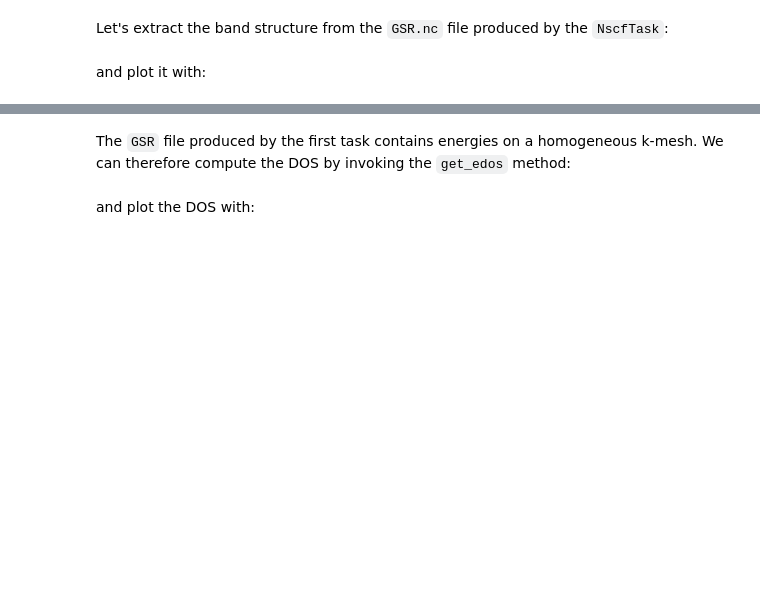
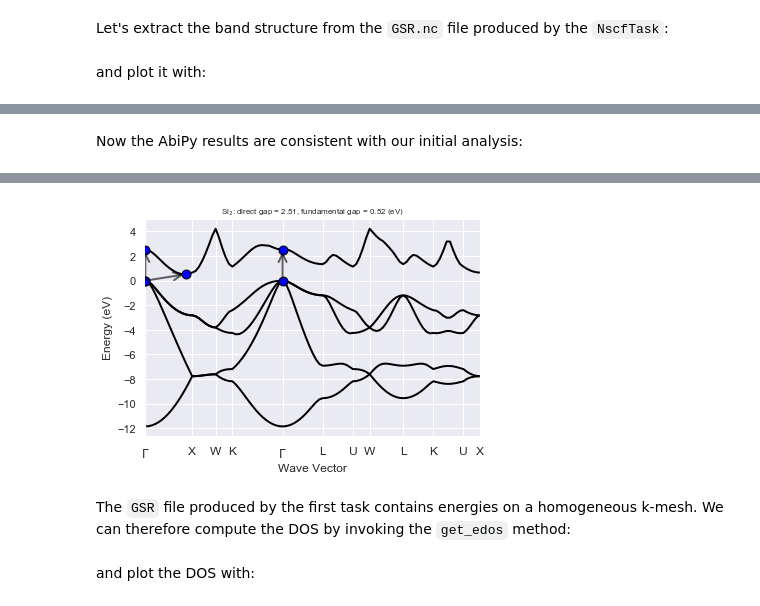
Before and after one commit to abinit/abitutorials, a Jupyter notebook: abitutorials/base3/lesson_base3.ipynb, the cells around one changed output, grey strips where cells are left out. Drawn from its saved outputs; the diff is of its cells as text; code cells hidden in the pictures; blank space fills up the shorter version.

```diff
--- a/abitutorials/base3/lesson_base3.ipynb
+++ b/abitutorials/base3/lesson_base3.ipynb
@@ -387,0 +409,3 @@ We can also plot the k-path in the Brillouin zone with:
+# %%
+ebands_kpath.set_fermie_to_vbm()
+print(ebands_kpath)
@@ -388,3 +430,5 @@ We can also plot the k-path in the Brillouin zone with:
+# %% [markdown]
+Now the AbiPy results are consistent with our initial analysis:
 # %%
-ebands_kpath.kpoints.plot();
+ebands_kpath.plot(with_gaps=True);
 # %% [output]
@@ -392,0 +435 @@ ebands_kpath.kpoints.plot();
+[figure, added]
```
Also changed, not shown: parts of 34 cells of this notebook, 11 other files.
